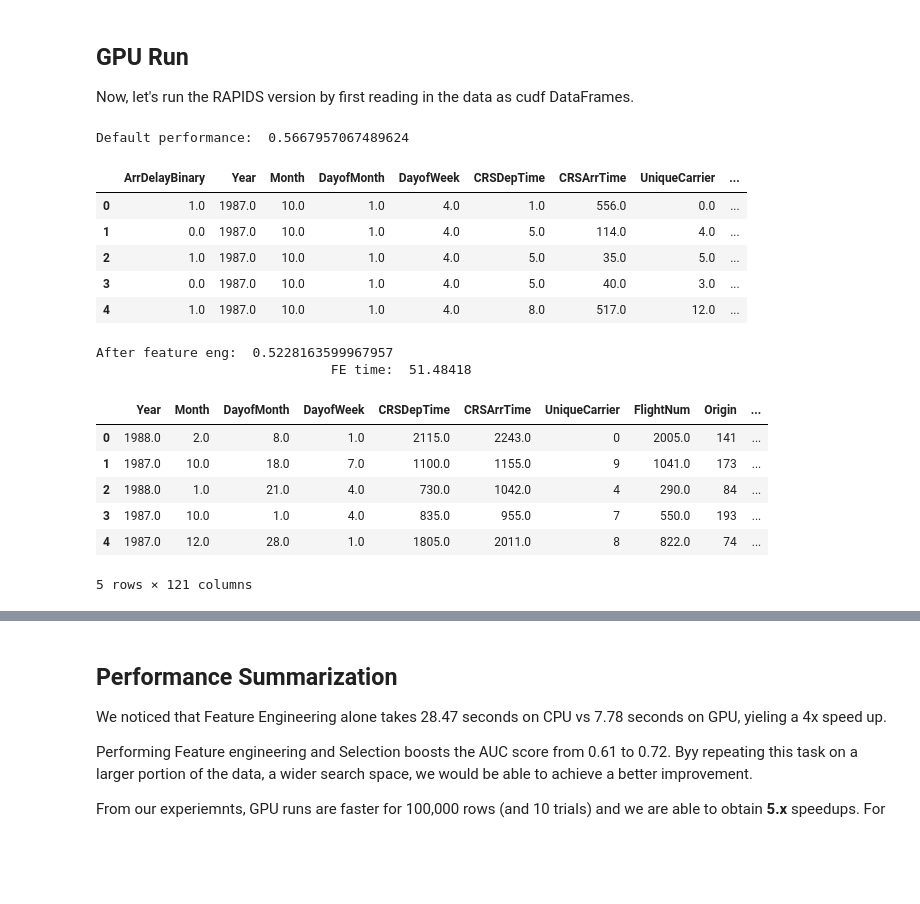
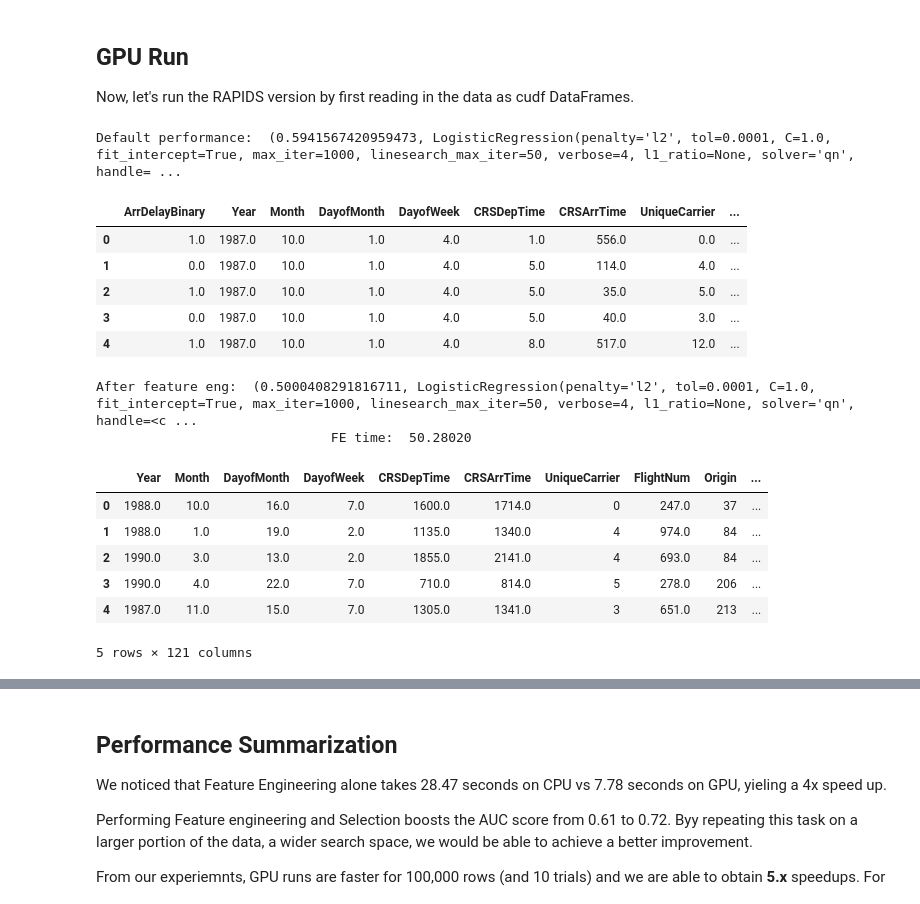
Before and after one commit to rapidsai/cloud-ml-examples, a Jupyter notebook: optuna/notebooks/RAPIDS_xfeat_Optuna.ipynb, the cells around one changed output, grey strips where cells are left out. Saved outputs shown, nothing was run; the diff lists cells and outputs as text; code cells hidden in the pictures; blank space fills up the shorter version.

```diff
--- a/optuna/notebooks/RAPIDS_xfeat_Optuna.ipynb
+++ b/optuna/notebooks/RAPIDS_xfeat_Optuna.ipynb
@@ -403,26 +256,11 @@ INPUT_FILE = "/home/data/airline_data/airline_small.parquet"
 N_ROWS = 10000000
 N_TRIALS = 10
 
-cpu_run = N_ROWS <= 100000
+TARGET_ENC_SMOOTH = 0.001
+TARGET_ENC_SPLIT = 'interleaved'
+
+CAT_COLS = ["Dest", "Origin", "UniqueCarrier"]
+TARGET_COL = "ArrDelayBinary"
-# %%
-if cpu_run:
-    start_time = time.time()
-    df_pandas = pd.read_parquet(INPUT_FILE)[:N_ROWS]
-    print("Default scikit-learn ", train_and_eval(df_pandas))
-
-    with timed("Pandas FE"):
-        df_pandas_fe = feature_engineering(df_pandas)
-        df_pandas_fe["ArrDelayBinary"] = df_pandas_fe["ArrDelayBinary"].astype('float64')
-        score = train_and_eval(df_pandas_fe)
-    print("After feature eng: ", score)
-
-    with timed("FS + Optuna PANDAS"):
-        # Disable Alembic driver, used by MLflow, from logging INFO messages to the command line.
-        logging.getLogger('alembic').setLevel(logging.CRITICAL)
-        study, df_select, _, score = feature_selection(df_pandas_fe, experiment_name='Optuna_CPU')
-    print("After Feature selection ", score)
-
-    print("Complete Pandas ", time.time() - start_time)
 # %% [markdown]
 ## GPU Run
 
@@ -434,11 +272,11 @@ start_time = time.time()
 df_ = cudf.read_parquet(INPUT_FILE)[:N_ROWS]
 # Can't handle nagative values, yet
 df_ = df_.drop(["ActualElapsedTime"], axis=1)
-print("Default performance: ", train_and_eval(df_))
+print("Default performance: ", train_and_eval(df_)[0])
 
 df_.head()
 # %% [output]
-Default performance:  0.5667957067489624
+Default performance:  (0.5941567420959473, LogisticRegression(penalty='l2', tol=0.0001, C=1.0, fit_intercept=True, max_iter=1000, linesearch_max_iter=50, verbose=4, l1_ratio=None, solver='qn', handle= ...
 |  | ArrDelayBinary | Year | Month | DayofMonth | DayofWeek | CRSDepTime | CRSArrTime | UniqueCarrier | ... |
 | 0 | 1.0 | 1987.0 | 10.0 | 1.0 | 4.0 | 1.0 | 556.0 | 0.0 | ... |
 | 1 | 0.0 | 1987.0 | 10.0 | 1.0 | 4.0 | 5.0 | 114.0 | 4.0 | ... |
@@ -447,26 +285,26 @@ Default performance:  0.5667957067489624
 | 4 | 1.0 | 1987.0 | 10.0 | 1.0 | 4.0 | 8.0 | 517.0 | 12.0 | ... |
 # %%
 # We cast to objects for categorical  and target encoding
-df_["UniqueCarrier"] = df_["UniqueCarrier"].astype("object")
-df_["Origin"] = df_["Origin"].astype("object")
-df_["Dest"] = df_["Dest"].astype("object")
+# Can't pass categorical directly to LR
+for col in CAT_COLS:
+    df_[col] = df_[col].astype("object")
 
 with timed("FE"):
     df_feature_eng = feature_engineering(df_)
-    df_feature_eng["ArrDelayBinary"] = df_feature_eng["ArrDelayBinary"].astype('float64')
-    score = train_and_eval(df_feature_eng)
+    df_feature_eng[TARGET_COL] = df_feature_eng[TARGET_COL].astype('int64')
+    score, _ = train_and_eval(df_feature_eng)
     print("After feature eng: ", score)
 
 df_feature_eng.head()
 # %% [output]
-After feature eng:  0.5228163599967957
-                              FE time:  51.48418
+After feature eng:  (0.5000408291816711, LogisticRegression(penalty='l2', tol=0.0001, C=1.0, fit_intercept=True, max_iter=1000, linesearch_max_iter=50, verbose=4, l1_ratio=None, solver='qn', handle=<c ...
+                              FE time:  50.28020
 |  | Year | Month | DayofMonth | DayofWeek | CRSDepTime | CRSArrTime | UniqueCarrier | FlightNum | Origin | ... |
-| 0 | 1988.0 | 2.0 | 8.0 | 1.0 | 2115.0 | 2243.0 | 0 | 2005.0 | 141 | ... |
-| 1 | 1987.0 | 10.0 | 18.0 | 7.0 | 1100.0 | 1155.0 | 9 | 1041.0 | 173 | ... |
-| 2 | 1988.0 | 1.0 | 21.0 | 4.0 | 730.0 | 1042.0 | 4 | 290.0 | 84 | ... |
-| 3 | 1987.0 | 10.0 | 1.0 | 4.0 | 835.0 | 955.0 | 7 | 550.0 | 193 | ... |
-| 4 | 1987.0 | 12.0 | 28.0 | 1.0 | 1805.0 | 2011.0 | 8 | 822.0 | 74 | ... |
+| 0 | 1988.0 | 10.0 | 16.0 | 7.0 | 1600.0 | 1714.0 | 0 | 247.0 | 37 | ... |
+| 1 | 1988.0 | 1.0 | 19.0 | 2.0 | 1135.0 | 1340.0 | 4 | 974.0 | 84 | ... |
+| 2 | 1990.0 | 3.0 | 13.0 | 2.0 | 1855.0 | 2141.0 | 4 | 693.0 | 84 | ... |
+| 3 | 1990.0 | 4.0 | 22.0 | 7.0 | 710.0 | 814.0 | 5 | 278.0 | 206 | ... |
+| 4 | 1987.0 | 11.0 | 15.0 | 7.0 | 1305.0 | 1341.0 | 3 | 651.0 | 213 | ... |
 5 rows × 121 columns
 # %%
 import random
```
Also changed, not shown: parts of 14 cells of this notebook.
